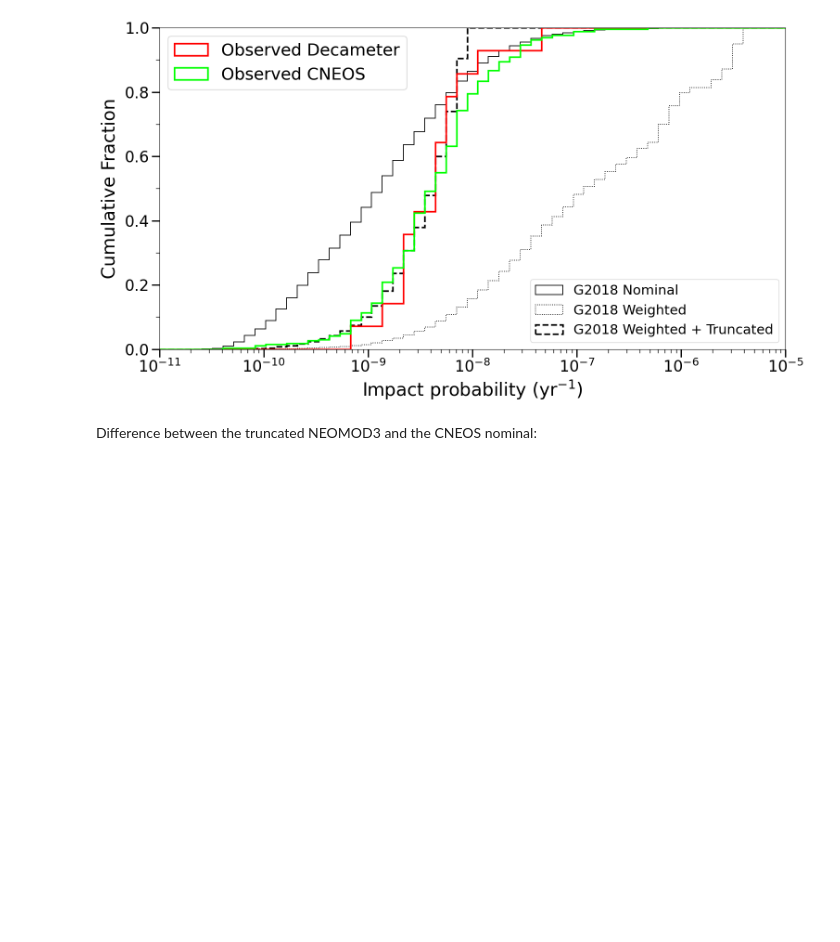
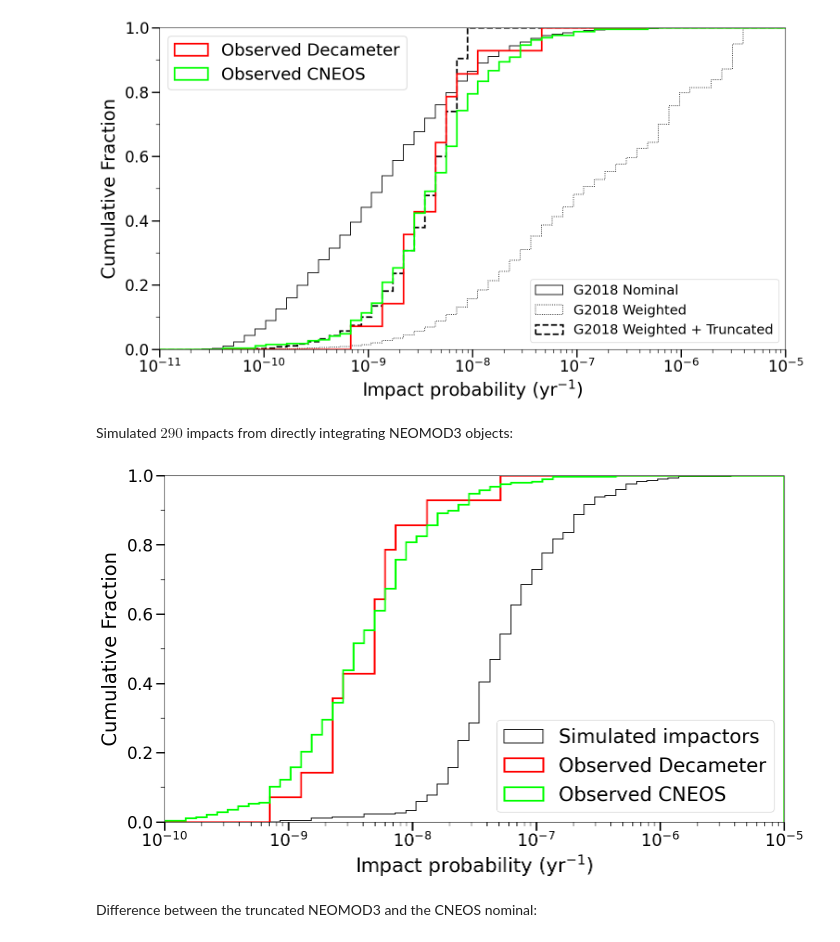
Before and after one commit to ia-chow/Thesis, a Jupyter notebook: dynamics/impact_probabilities.ipynb, the cells around one changed output. Saved outputs shown, nothing was run; the diff lists cells and outputs as text; code cells hidden in the pictures; blank space fills up the shorter version.

```diff
--- a/dynamics/impact_probabilities.ipynb
+++ b/dynamics/impact_probabilities.ipynb
@@ -580,6 +580,29 @@ plt.savefig('lpsc_plots/impact_probability_cdfs_paper.png')
 # plt.savefig('IP_cdfs_NEOMOD3_plus_DM_nominal.png')
 # %% [output]
 [figure]
+# %% [markdown]
+Simulated $290$ impacts from directly integrating NEOMOD3 objects:
+# %%
+asteroid_pts = np.load('./290_impactors.npy')
+logbins = np.logspace(-10, -5, 60)  # plot from 10^-11 to 10^-5 yr^-1 impact probability
+plt.figure(figsize = (16, 9))
+plt.hist(asteroid_pts, weights=None, bins = logbins, density=True, cumulative=True, color = 'black',
+         linestyle = 'solid', histtype='step', label = 'Simulated impactors', linewidth=1.25)
+plt.hist(true_pts, weights=None, bins=logbins, density=True, cumulative=True, histtype='step', color='red',
+         label = 'Observed Decameter', linewidth=2.5)  # nominal
+plt.hist(cneos_nom_pts, weights=None, bins=logbins, density=True, cumulative=True, histtype='step', color='lime',
+         label = 'Observed CNEOS', linewidth=2.5)
+plt.xscale('log')
+plt.xlim(1.e-10, 1.e-5)
+plt.ylim(0., 1.)
+plt.tick_params('both', length=12, width=2., which='major', labelsize=fsize-4)
+plt.tick_params('both', length=6, width=1., which='minor', labelsize=fsize-4)
+plt.gca().yaxis.set_minor_locator(MultipleLocator(0.1))
+plt.xlabel(r'Impact probability (yr$^{-1}$)', labelpad=5), plt.ylabel('Cumulative Fraction', labelpad=10)
+plt.legend()
+plt.savefig('ip_plots/simulated_vs_observed.png')
+# %% [output]
+[figure, added]
 # %% [markdown]
 Difference between the truncated NEOMOD3 and the CNEOS nominal:
 # %%
```
Also changed, not shown: parts of 5 cells of this notebook, 6 other files.
